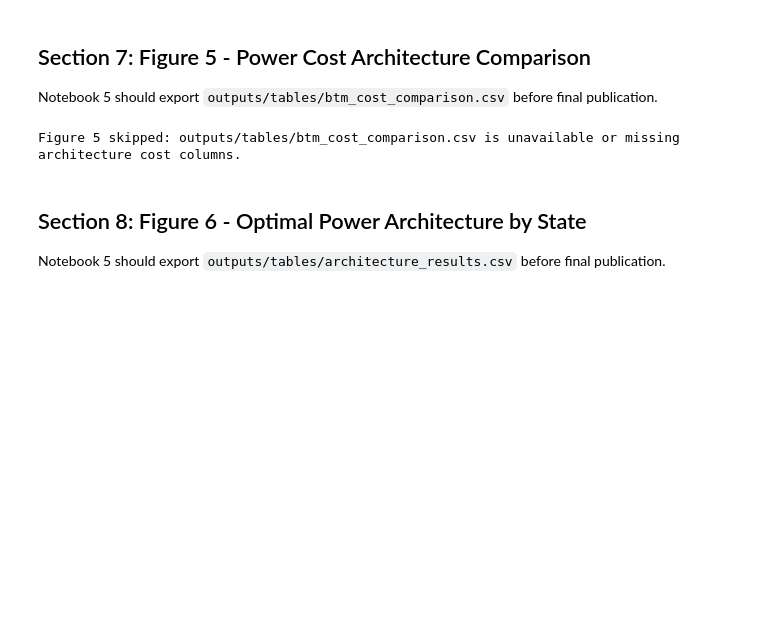
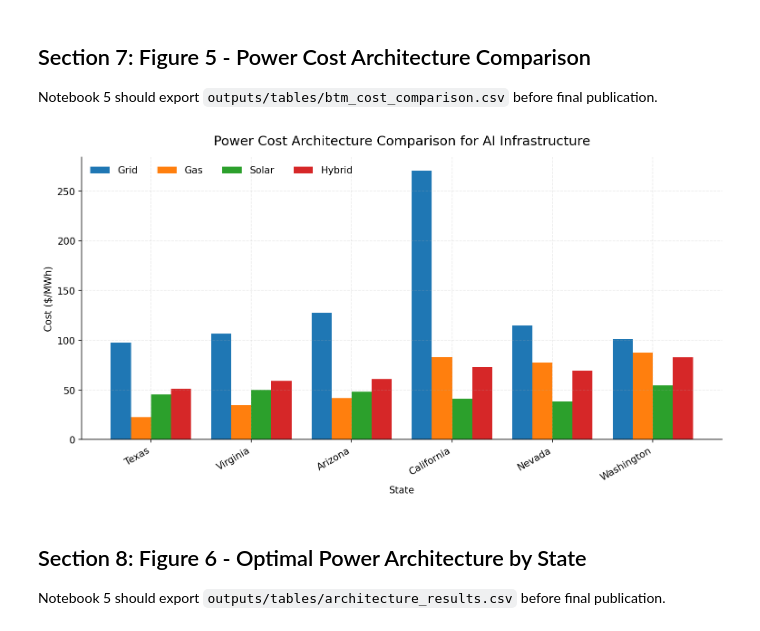
Before and after one commit to finnrcase/ai-infrastructure-economics, a Jupyter notebook: notebooks/06_visualizations.ipynb, the cells around one changed output. Saved outputs shown, nothing was run; the diff lists cells and outputs as text; code cells hidden in the pictures; blank space fills up the shorter version.

```diff
--- a/notebooks/06_visualizations.ipynb
+++ b/notebooks/06_visualizations.ipynb
@@ -275,38 +258,38 @@ architecture_cost_cols = [
 ]
 required_cols = {"State", *architecture_cost_cols}
 
 if btm_cost_comparison is not None and required_cols.issubset(btm_cost_comparison.columns):
     plot_data = btm_cost_comparison[["State", *architecture_cost_cols]].copy()
     x = np.arange(len(plot_data))
     width = 0.20
 
     fig, ax = plt.subplots(figsize=(11, 6))
     bars = [
-        ("Grid", "grid_cost_usd_per_mwh", COLORS["grid"], -1.5),
-        ("Gas", "gas_cost_usd_per_mwh", COLORS["gas"], -0.5),
-        ("Solar", "solar_cost_usd_per_mwh", COLORS["solar"], 0.5),
-        ("Hybrid", "hybrid_cost_usd_per_mwh", COLORS["hybrid"], 1.5),
+        ("Grid", "grid_cost_usd_per_mwh", "C0", -1.5),
+        ("Gas", "gas_cost_usd_per_mwh", "C1", -0.5),
+        ("Solar", "solar_cost_usd_per_mwh", "C2", 0.5),
+        ("Hybrid", "hybrid_cost_usd_per_mwh", "C3", 1.5),
     ]
 
     for label, col, color, offset in bars:
         ax.bar(x + offset * width, plot_data[col], width, label=label, color=color)
 
     ax.set_title("Power Cost Architecture Comparison for AI Infrastructure", pad=14)
     ax.set_xlabel("State")
     ax.set_ylabel("Cost ($/MWh)")
     ax.set_xticks(x)
     ax.set_xticklabels(plot_data["State"], rotation=30, ha="right")
     ax.legend(ncol=4, loc="upper left")
 
     fig.tight_layout()
     output_path = FIGURE_DIR / "fig5_power_cost_architecture_comparison.png"
     fig.savefig(output_path, bbox_inches="tight")
     generated_figures.append(output_path)
     plt.show()
 else:
     print("Figure 5 skipped: outputs/tables/btm_cost_comparison.csv is unavailable or missing architecture cost columns.")
 # %% [output]
-Figure 5 skipped: outputs/tables/btm_cost_comparison.csv is unavailable or missing architecture cost columns.
+[figure, added]
 # %% [markdown]
 ## Section 8: Figure 6 - Optimal Power Architecture by State
 
```
Also changed, not shown: parts of 11 cells of this notebook, 15 other files.
